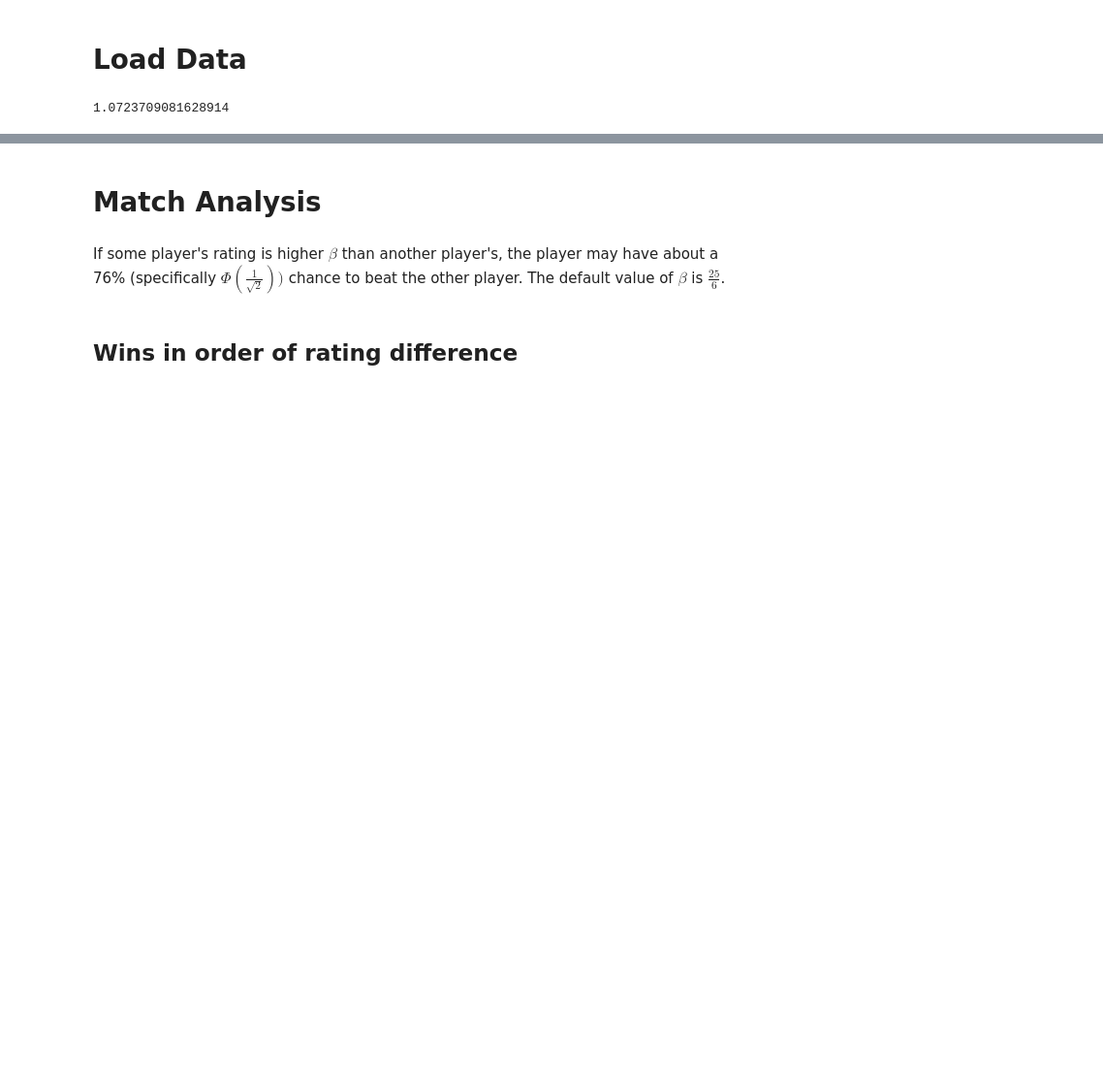
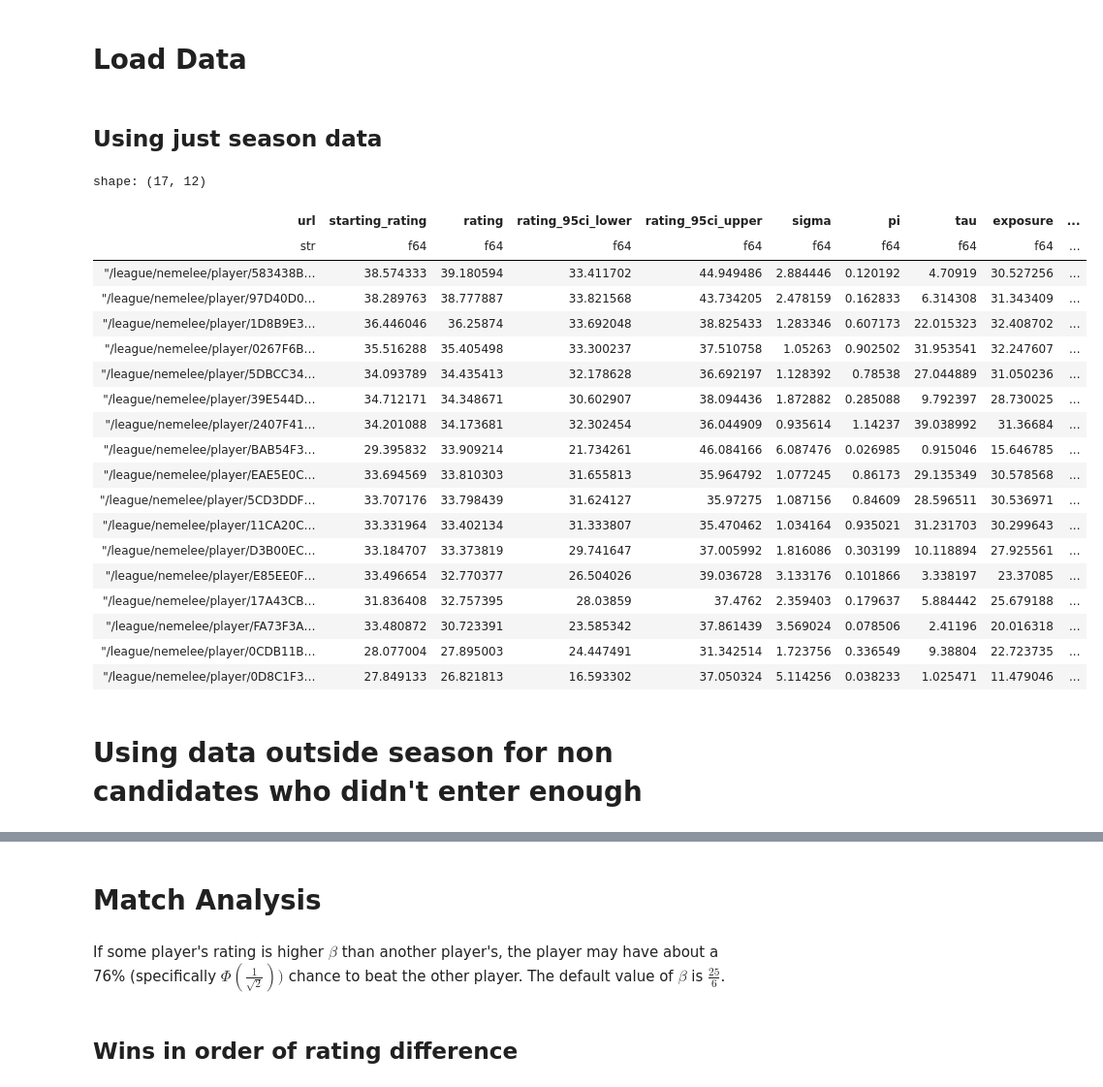
Before and after one commit to agiera/braacket-scraper, a Jupyter notebook: analysis/ma/season-20/analysis.ipynb, the cells around one changed output, grey strips where cells are left out. Shown: that part at 97% size. Drawn from its saved outputs; the diff is of its cells as text; code cells hidden in the pictures; blank space fills up the shorter version.

```diff
--- a/analysis/ma/season-20/analysis.ipynb
+++ b/analysis/ma/season-20/analysis.ipynb
@@ -23,4 +37,6 @@ candidates = pl.DataFrame([
     ["/league/nemelee/player/FA73F3AA-3D89-4584-A3D3-3E44E4B61180?", "Rat Rattington"],
     ["/league/nemelee/player/17A43CB7-E905-4A9A-A69A-55CC66EE929E?", "Bin/BTR | Yousef"],
     ["/league/nemelee/player/0CDB11B1-BCC3-4027-90F2-D74F1A9A5668?", "hc | kraft"],
+    ["/league/nemelee/player/0D8C1F36-D79B-4FEF-91DE-5963AC99D13D?", "MEAT"],
 ], orient="row", schema=["url", "tag"])
+candidate_urls = candidates.select('url').to_series().to_list()
@@ -30,7 +44,7 @@ candidate_urls = candidates.select('url').to_series().to_list()
 
 # Load Data
 # %%
-matches = pl.read_csv("../../../data/matches.csv")
+matches = pl.read_csv("data/matches.csv")
 season_matches = (
     matches
     .filter(pl.col('tournament_date') >= season_start)
@@ -75,5 +52,0 @@ matches_with_ratings = season_matches.with_columns(
-# %%
-rating = list(players_dict.values())[0]
-rating.sigma
-# %% [output]
-1.0723709081628914
@@ -90,0 +53,30 @@ player_ratings = pl.DataFrame({
+# %% [markdown]
+## Using just season data
+# %%
+season_matches_with_ratings = rating_utils.calculate_ratings(matches, season_start, season_end)
+season_player_ratings = rating_utils.get_final_ratings(season_matches_with_ratings)
+pl.Config(tbl_rows=20)
+season_player_ratings.filter(pl.col('url').is_in(candidates.select('url').to_series().to_list()))
+# %% [output]
+shape: (17, 12)
+| url | starting_rating | rating | rating_95ci_lower | rating_95ci_upper | sigma | pi | tau | exposure | ... |
+| str | f64 | f64 | f64 | f64 | f64 | f64 | f64 | f64 | ... |
+| "/league/nemelee/player/583438B… | 38.574333 | 39.180594 | 33.411702 | 44.949486 | 2.884446 | 0.120192 | 4.70919 | 30.527256 | ... |
+| "/league/nemelee/player/97D40D0… | 38.289763 | 38.777887 | 33.821568 | 43.734205 | 2.478159 | 0.162833 | 6.314308 | 31.343409 | ... |
+| "/league/nemelee/player/1D8B9E3… | 36.446046 | 36.25874 | 33.692048 | 38.825433 | 1.283346 | 0.607173 | 22.015323 | 32.408702 | ... |
+| "/league/nemelee/player/0267F6B… | 35.516288 | 35.405498 | 33.300237 | 37.510758 | 1.05263 | 0.902502 | 31.953541 | 32.247607 | ... |
+| "/league/nemelee/player/5DBCC34… | 34.093789 | 34.435413 | 32.178628 | 36.692197 | 1.128392 | 0.78538 | 27.044889 | 31.050236 | ... |
+| "/league/nemelee/player/39E544D… | 34.712171 | 34.348671 | 30.602907 | 38.094436 | 1.872882 | 0.285088 | 9.792397 | 28.730025 | ... |
+| "/league/nemelee/player/2407F41… | 34.201088 | 34.173681 | 32.302454 | 36.044909 | 0.935614 | 1.14237 | 39.038992 | 31.36684 | ... |
+| "/league/nemelee/player/BAB54F3… | 29.395832 | 33.909214 | 21.734261 | 46.084166 | 6.087476 | 0.026985 | 0.915046 | 15.646785 | ... |
+| "/league/nemelee/player/EAE5E0C… | 33.694569 | 33.810303 | 31.655813 | 35.964792 | 1.077245 | 0.86173 | 29.135349 | 30.578568 | ... |
+| "/league/nemelee/player/5CD3DDF… | 33.707176 | 33.798439 | 31.624127 | 35.97275 | 1.087156 | 0.84609 | 28.596511 | 30.536971 | ... |
+| "/league/nemelee/player/11CA20C… | 33.331964 | 33.402134 | 31.333807 | 35.470462 | 1.034164 | 0.935021 | 31.231703 | 30.299643 | ... |
+| "/league/nemelee/player/D3B00EC… | 33.184707 | 33.373819 | 29.741647 | 37.005992 | 1.816086 | 0.303199 | 10.118894 | 27.925561 | ... |
+| "/league/nemelee/player/E85EE0F… | 33.496654 | 32.770377 | 26.504026 | 39.036728 | 3.133176 | 0.101866 | 3.338197 | 23.37085 | ... |
+| "/league/nemelee/player/17A43CB… | 31.836408 | 32.757395 | 28.03859 | 37.4762 | 2.359403 | 0.179637 | 5.884442 | 25.679188 | ... |
+| "/league/nemelee/player/FA73F3A… | 33.480872 | 30.723391 | 23.585342 | 37.861439 | 3.569024 | 0.078506 | 2.41196 | 20.016318 | ... |
+| "/league/nemelee/player/0CDB11B… | 28.077004 | 27.895003 | 24.447491 | 31.342514 | 1.723756 | 0.336549 | 9.38804 | 22.723735 | ... |
+| "/league/nemelee/player/0D8C1F3… | 27.849133 | 26.821813 | 16.593302 | 37.050324 | 5.114256 | 0.038233 | 1.025471 | 11.479046 | ... |
+# %% [markdown]
+# Using data outside season for non candidates who didn't enter enough
```
Also changed, not shown: parts of 13 cells of this notebook, 3 other files.
